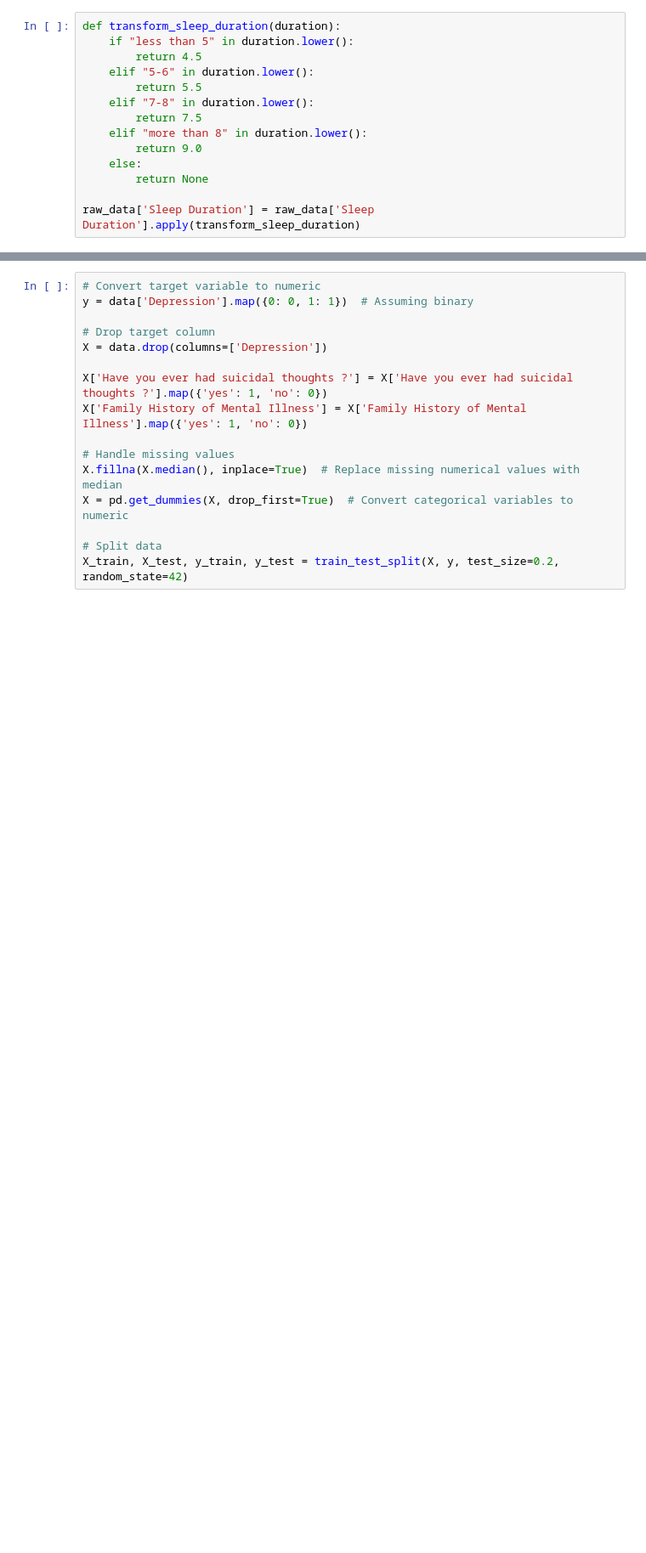
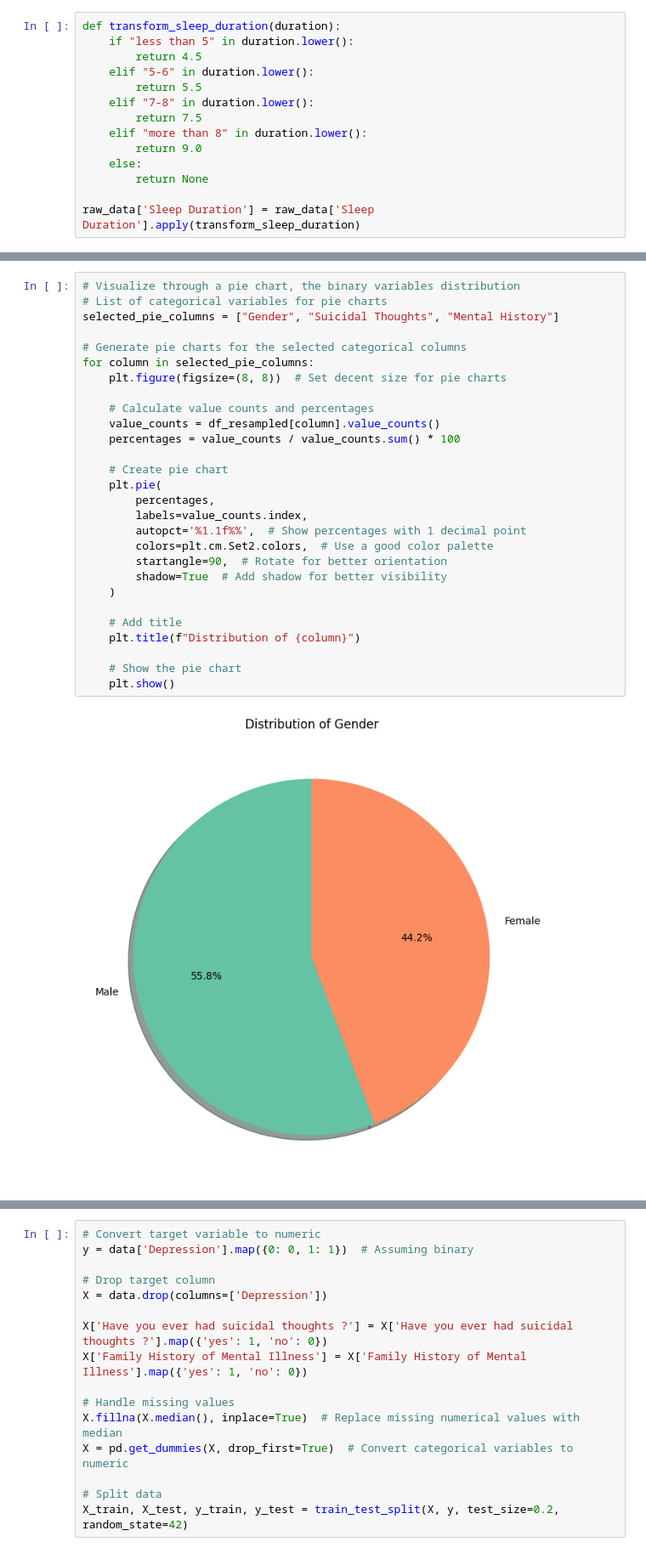
Before and after one commit to NaDub/ML_2024, a Jupyter notebook: Depression_Analysis_V1.ipynb, the cells around one changed output, grey strips where cells are left out. Shown at 85% size. Drawn from its saved outputs; the diff is of its cells as text; blank space fills up the shorter version.

```diff
--- a/Depression_Analysis_V1.ipynb
+++ b/Depression_Analysis_V1.ipynb
@@ -239,0 +718,30 @@ plt.show()
+# %%
+# Visualize through a pie chart, the binary variables distribution
+# List of categorical variables for pie charts
+selected_pie_columns = ["Gender", "Suicidal Thoughts", "Mental History"]
+
+# Generate pie charts for the selected categorical columns
+for column in selected_pie_columns:
+    plt.figure(figsize=(8, 8))  # Set decent size for pie charts
+
+    # Calculate value counts and percentages
+    value_counts = df_resampled[column].value_counts()
+    percentages = value_counts / value_counts.sum() * 100
+
+    # Create pie chart
+    plt.pie(
+        percentages,
+        labels=value_counts.index,
+        autopct='%1.1f%%',  # Show percentages with 1 decimal point
+        colors=plt.cm.Set2.colors,  # Use a good color palette
+        startangle=90,  # Rotate for better orientation
+        shadow=True  # Add shadow for better visibility
+    )
+
+    # Add title
+    plt.title(f"Distribution of {column}")
+
+    # Show the pie chart
+    plt.show()
+# %% [output]
+[figure, added]
```
Also changed, not shown: parts of 80 cells of this notebook, 1 other file.
